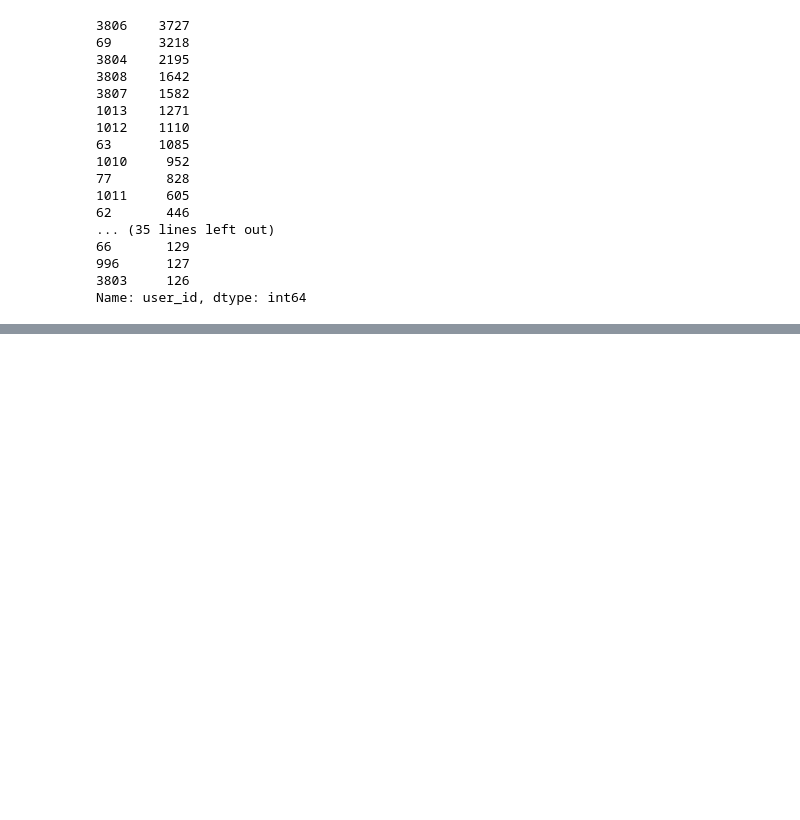
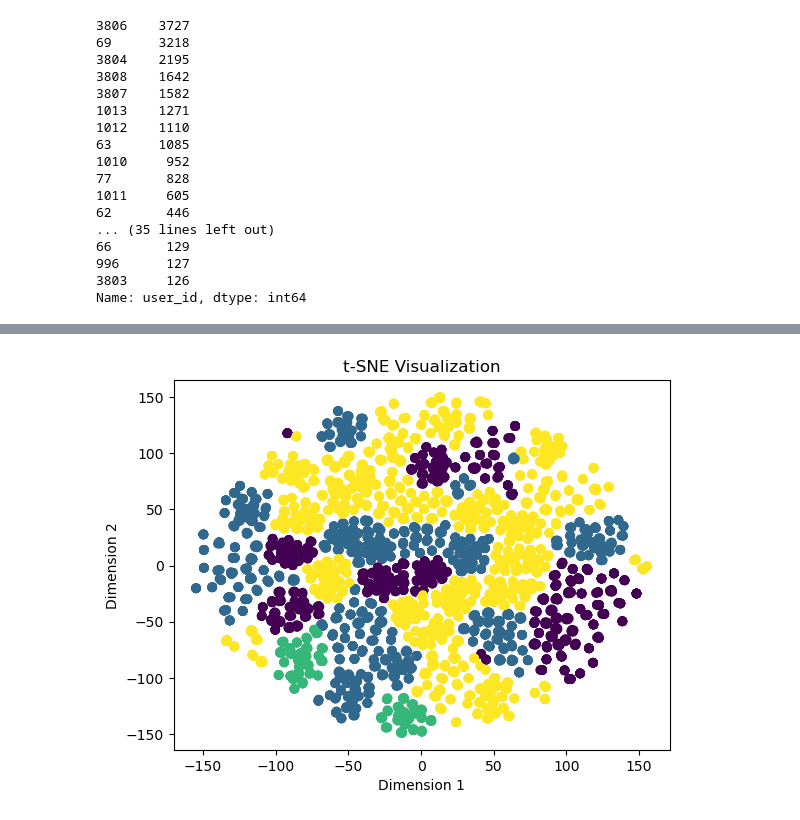
Before and after one commit to sophiacofone/valorant_omnic, a Jupyter notebook: notebooks/cluster.ipynb, the cells around one changed output, grey strips where cells are left out. Saved outputs shown, nothing was run; the diff lists cells and outputs as text; code cells hidden in the pictures; blank space fills up the shorter version.

```diff
--- a/notebooks/cluster.ipynb
+++ b/notebooks/cluster.ipynb
@@ -72,3 +91,18 @@ plt.show()
+# %%
+scaler = StandardScaler()
+X = scaler.fit_transform(X)
+
+X_embedded = TSNE(n_components=2, learning_rate='auto', init='random', perplexity=10).fit_transform(X)
+X_embedded.shape
+
+# Scatter plot
+plt.scatter(X_embedded[:, 0], X_embedded[:, 1], c=y)
+plt.xlabel('Dimension 1')
+plt.ylabel('Dimension 2')
+plt.title('t-SNE Visualization')
+plt.show()
+# %% [output]
+[figure, added]
 # %%
 from sklearn.decomposition import KernelPCA
 import matplotlib.pyplot as plt
```
Also changed, not shown: parts of 8 cells of this notebook, 3 other files.
